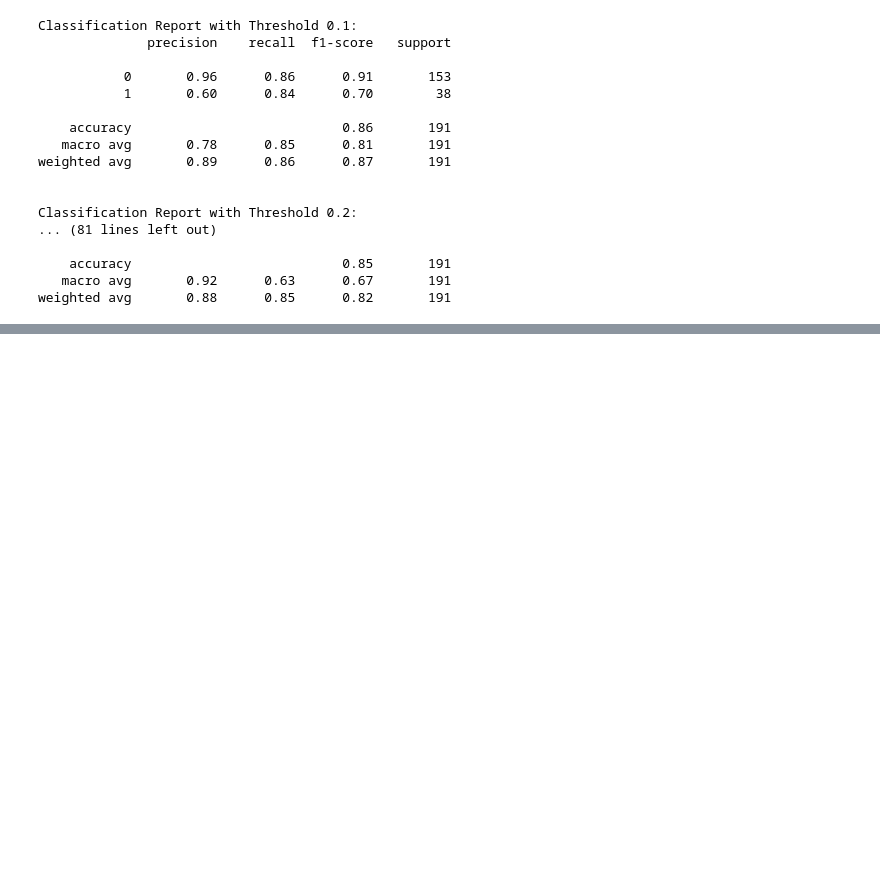
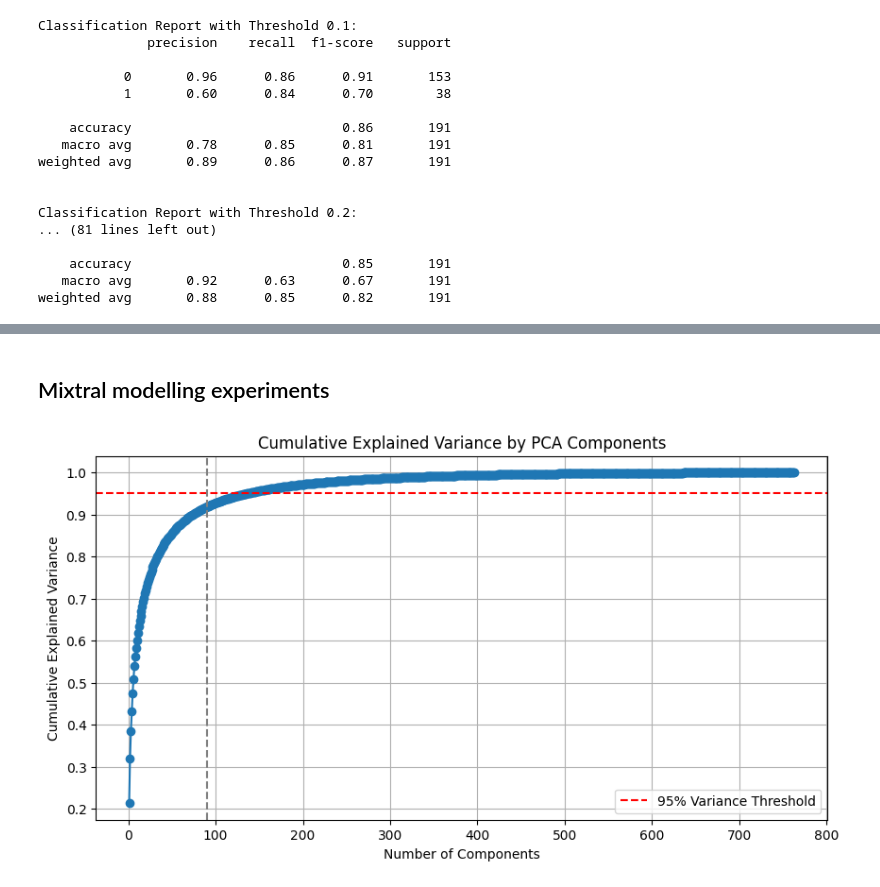
Before and after one commit to hargurjeet/LJMU_Thesis_Results_Hargurjeet_Singh, a Jupyter notebook: ExperimentThresholdAdjustments.ipynb, the cells around one changed output, grey strips where cells are left out. Saved outputs shown, nothing was run; the diff lists cells and outputs as text; code cells hidden in the pictures; blank space fills up the shorter version.

```diff
--- a/ExperimentThresholdAdjustments.ipynb
+++ b/ExperimentThresholdAdjustments.ipynb
@@ -186,0 +230,45 @@ weighted avg       0.88      0.85      0.82       191
+# %%
+df_mixtral = pd.read_csv("/content/LJMU_Thesis/Processed_output/mixtral_generated_output.csv")
+
+
+def get_embedding(text):
+    response = openai.Embedding.create(
+        model="text-embedding-ada-002",
+        input=text
+    )
+    return response['data'][0]['embedding']
+
+df_mixtral['Embedding'] = df_mixtral['GeneratedText'].apply(get_embedding)
+# %% [markdown]
+## Mixtral modelling experiments
+# %%
+import matplotlib.pyplot as plt
+# Prepare data
+X = df_mixtral['Embedding'].tolist()
+y = df_mixtral['Target'].values
+
+# Train-test split
+X_train, X_test, y_train, y_test = train_test_split(X, y, test_size=0.2, random_state=42)
+
+# Standardize the embeddings
+scaler = StandardScaler()
+X_train = scaler.fit_transform(X_train)
+X_test = scaler.transform(X_test)
+
+# Apply PCA and determine the explained variance
+pca = PCA()
+pca.fit(X_train)
+
+# Plot explained variance
+plt.figure(figsize=(10, 5))
+plt.plot(range(1, len(pca.explained_variance_ratio_) + 1), np.cumsum(pca.explained_variance_ratio_), marker='o')
+plt.title('Cumulative Explained Variance by PCA Components')
+plt.xlabel('Number of Components')
+plt.ylabel('Cumulative Explained Variance')
+plt.axhline(y=0.95, color='r', linestyle='--', label='95% Variance Threshold')
+plt.axvline(x=90, color='gray', linestyle='--')
+plt.legend()
+plt.grid()
+plt.show()
+# %% [output]
+[figure, added]
```
Also changed, not shown: parts of 9 cells of this notebook.
